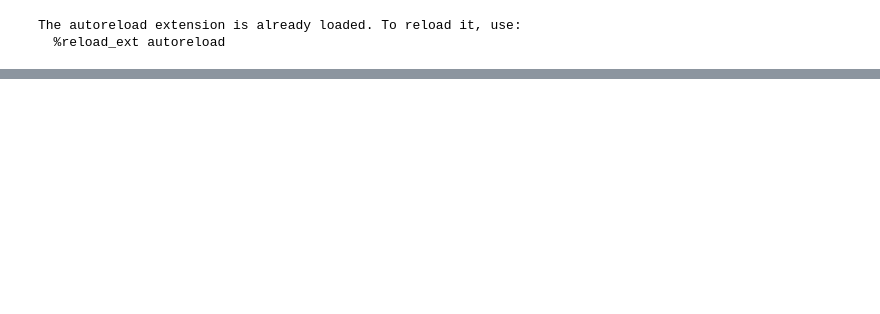
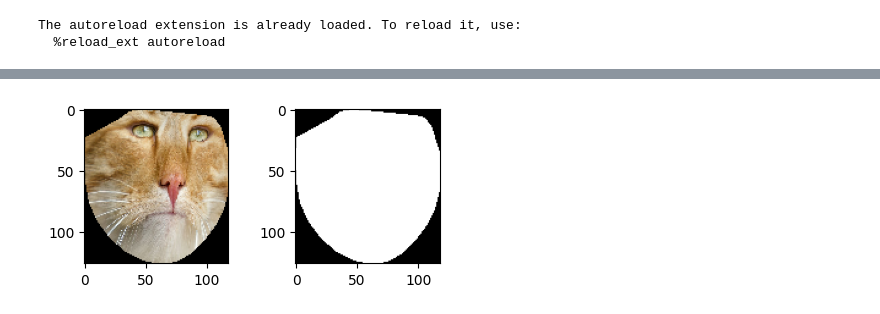
Before and after one commit to tommyjtl/cs445-fa23-final-project, a Jupyter notebook: notebook.ipynb, the cells around one changed output, grey strips where cells are left out. Cells and saved outputs as stored; diff of their text form; code cells hidden in the pictures; blank space fills up the shorter version.

```diff
--- a/notebook.ipynb
+++ b/notebook.ipynb
@@ -420,0 +239,28 @@ better_plotter([
+# %%
+# Get only the morphed face with the size as the target_img
+source_face_morphed = apply_affine_transformation(delauney_source, source_face_landmarks, target_face_landmarks, source_img, np.zeros_like(target_img))
+
+# Get the bounding box coordinates of the morphed face
+source_face_morphed_bounding_box = find_bounding_box(target_face_landmarks)
+
+blend_src = crop_face_with_padding_corners(
+    source_face_morphed,
+    (source_face_morphed_bounding_box['top_left'], source_face_morphed_bounding_box['top_right'],
+     source_face_morphed_bounding_box['bottom_left'], source_face_morphed_bounding_box['bottom_right']),
+    padding_ratio = 0
+)
+blend_src_mask = create_mask_from_image(blend_src)
+
+# Display the images
+better_plotter([
+    {
+        "img": blend_src,
+        "title": ""
+    },
+    {
+        "img": blend_src_mask,
+        "title": ""
+    }
+], plot_size=(5, 2))
+# %% [output]
+[figure, added]
```
Also changed, not shown: parts of 45 cells of this notebook, 15 other files.
